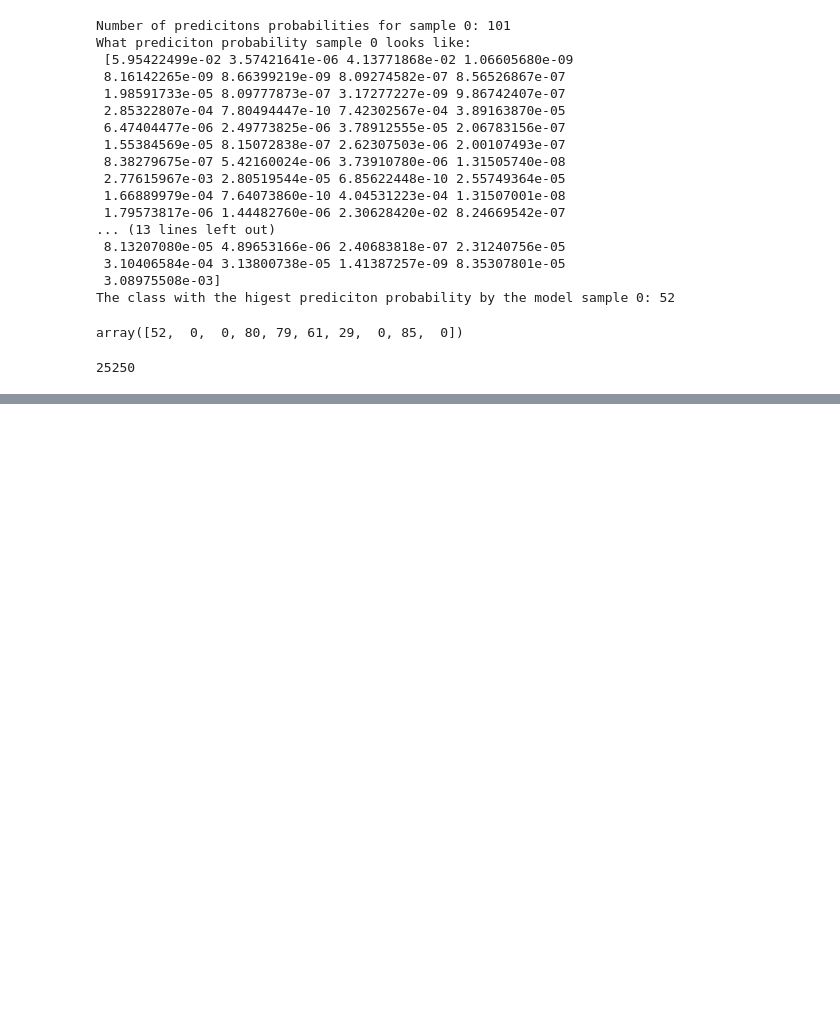
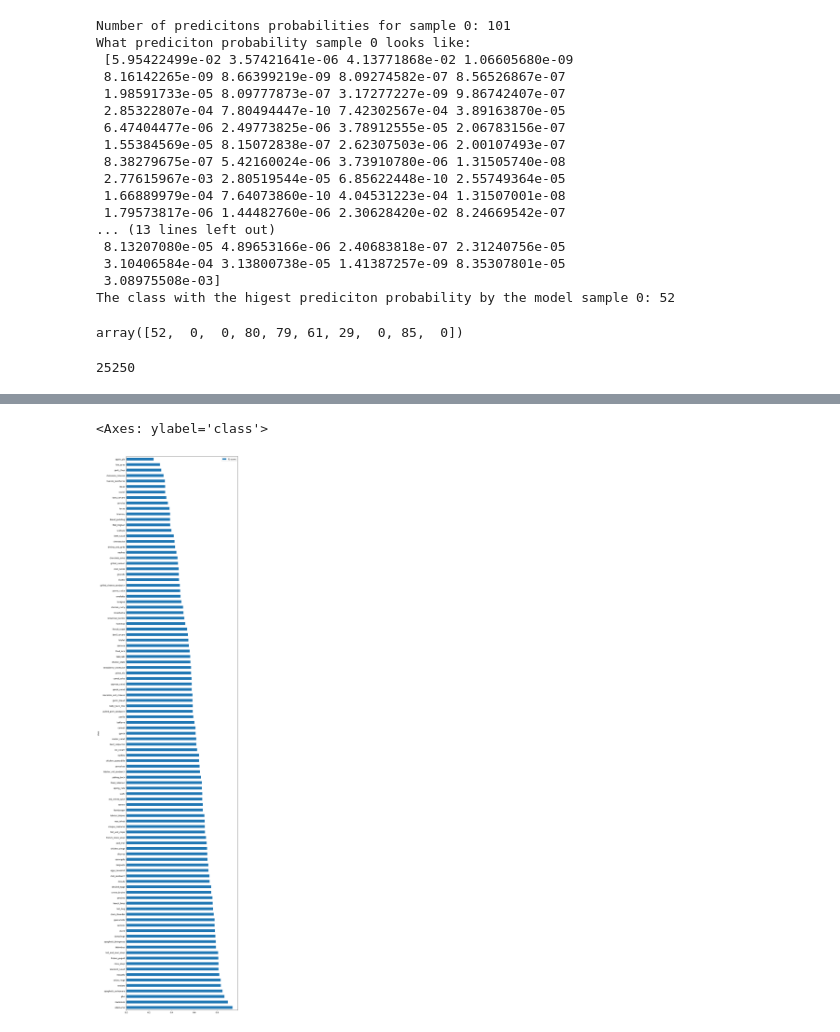
Before and after one commit to miller00315/ia_studies, a Jupyter notebook: transfer_learning_tensor_flow_3_scalling_up.ipynb, the cells around one changed output, grey strips where cells are left out. Saved outputs shown, nothing was run; the diff lists cells and outputs as text; code cells hidden in the pictures; blank space fills up the shorter version.

Commit message:
predicitons to train

```diff
--- a/transfer_learning_tensor_flow_3_scalling_up.ipynb
+++ b/transfer_learning_tensor_flow_3_scalling_up.ipynb
@@ -516,0 +560,6 @@ len(pred_classes)
+# %%
+from helper_functions import make_confusion_matrix
+
+class_names = train_data_10_percent.class_names
+
+make_confusion_matrix(y_labels, pred_classes, class_names, (100, 100), 20)
@@ -516,0 +598,6 @@ len(pred_classes)
+# %%
+# Get a dictonary of the classification report
+
+classification_report_dict = classification_report(y_labels, pred_classes, output_dict=True)
+
+classification_report_dict
@@ -516,0 +644,15 @@ len(pred_classes)
+# %%
+# Create empty dictionary
+
+class_f1_scores = {}
+
+# Loop through the classification report dictionary items
+for key, value in classification_report_dict.items():
+  if key == "accuracy": # stop once we get accuracy key
+    break
+  else:
+    # Add class names and f1-score to ne dictionary
+    class_f1_scores[class_names[int(key)]] = value["f1-score"]
+
+
+class_f1_scores
@@ -516,0 +677,10 @@ len(pred_classes)
+# %%
+# Turn f1-score into dtaframe for visualization
+import pandas as pd
+
+class_f1_scores_df = pd.DataFrame({
+    "class": list(class_f1_scores.keys()),
+    "f1-score": list(class_f1_scores.values())
+}).sort_values("f1-score", ascending=False)
+
+class_f1_scores_df
@@ -516,0 +701,5 @@ len(pred_classes)
+# %%
+class_f1_scores_df.plot(x="class", y="f1-score", kind="barh", figsize=(10, 50))
+# %% [output]
+<Axes: ylabel='class'>
+[figure, added]
```
Also changed, not shown: parts of 37 cells of this notebook.
